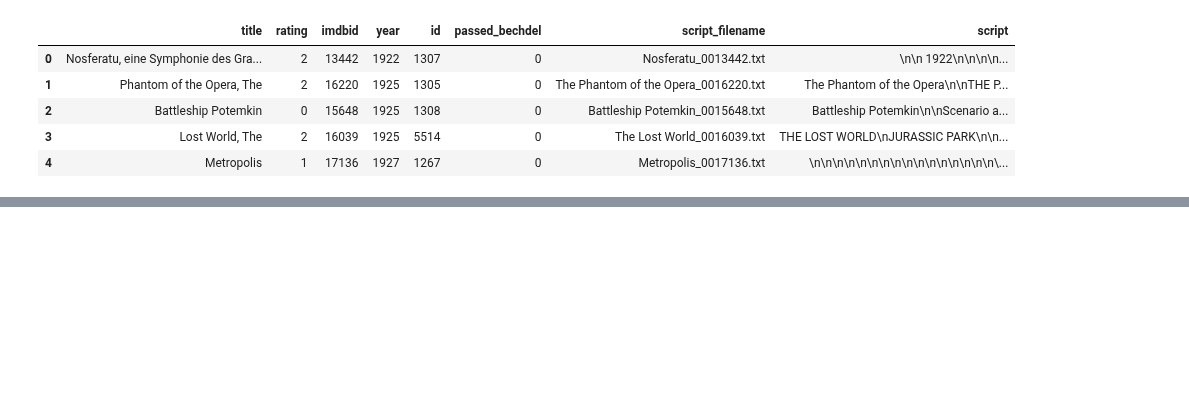
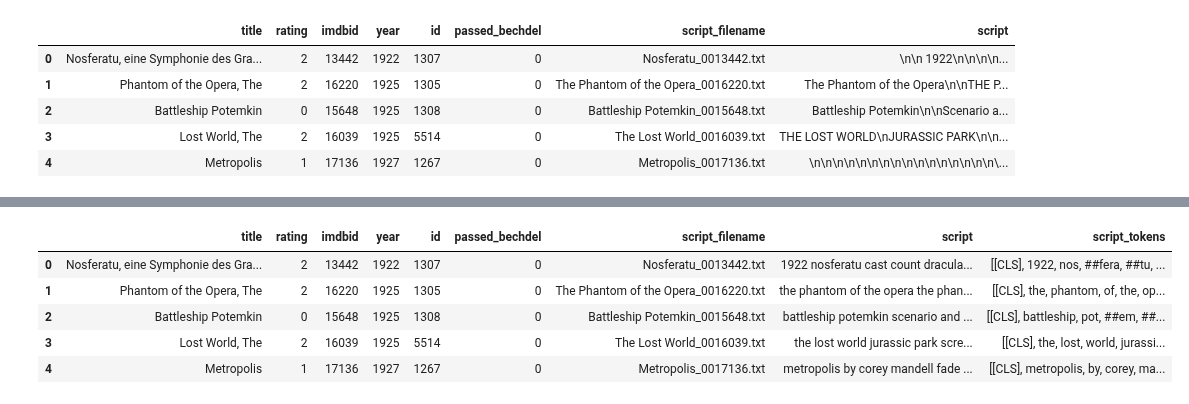
Before and after one commit to sigridbom/NLP_exam, a Jupyter notebook: 2_preprocessing/2_preprocessing.ipynb, the cells around one changed output, grey strips where cells are left out. Saved outputs shown, nothing was run; the diff lists cells and outputs as text; code cells hidden in the pictures; blank space fills up the shorter version.

```diff
--- a/2_preprocessing/2_preprocessing.ipynb
+++ b/2_preprocessing/2_preprocessing.ipynb
@@ -59,0 +40,11 @@ data.head()
+# %%
+data["script"] = (
+    data["script"]
+    .str.replace(r'[^\w\s]', '', regex=True)  # Remove special characters
+    .str.replace('\n', ' ')                   # Remove newlines
+    .str.lower()                             # Convert to lowercase
+    .str.replace(r'\s+', ' ', regex=True)    # Replace multiple spaces with a single space
+    .str.strip()                             # Remove leading/trailing spaces
+)
+
+data.head()
@@ -59,0 +70,18 @@ data.head()
+# %%
+
+# Load the tokenizer (use any pre-trained tokenizer, e.g., BERT)
+tokenizer = AutoTokenizer.from_pretrained("bert-base-uncased")
+
+# Tokenize each row in the 'script' column
+data["script_tokens"] = data["script"].apply(
+    lambda x: tokenizer.tokenize(x, add_special_tokens=True, max_length=500, truncation = True)) # only takes the first 500 tokens
+
+# Display the DataFrame with the new column
+data.head()
+# %% [output]
+|  | title | rating | imdbid | year | id | passed_bechdel | script_filename | script | script_tokens |
+| 0 | Nosferatu, eine Symphonie des Gra... | 2 | 13442 | 1922 | 1307 | 0 | Nosferatu_0013442.txt | 1922 nosferatu cast count dracula... | [[CLS], 1922, nos, ##fera, ##tu, ... |
+| 1 | Phantom of the Opera, The | 2 | 16220 | 1925 | 1305 | 0 | The Phantom of the Opera_0016220.txt | the phantom of the opera the phan... | [[CLS], the, phantom, of, the, op... |
+| 2 | Battleship Potemkin | 0 | 15648 | 1925 | 1308 | 0 | Battleship Potemkin_0015648.txt | battleship potemkin scenario and ... | [[CLS], battleship, pot, ##em, ##... |
+| 3 | Lost World, The | 2 | 16039 | 1925 | 5514 | 0 | The Lost World_0016039.txt | the lost world jurassic park scre... | [[CLS], the, lost, world, jurassi... |
+| 4 | Metropolis | 1 | 17136 | 1927 | 1267 | 0 | Metropolis_0017136.txt | metropolis by corey mandell fade ... | [[CLS], metropolis, by, corey, ma... |
```
Also changed, not shown: parts of 25 cells of this notebook, 1 other file.
